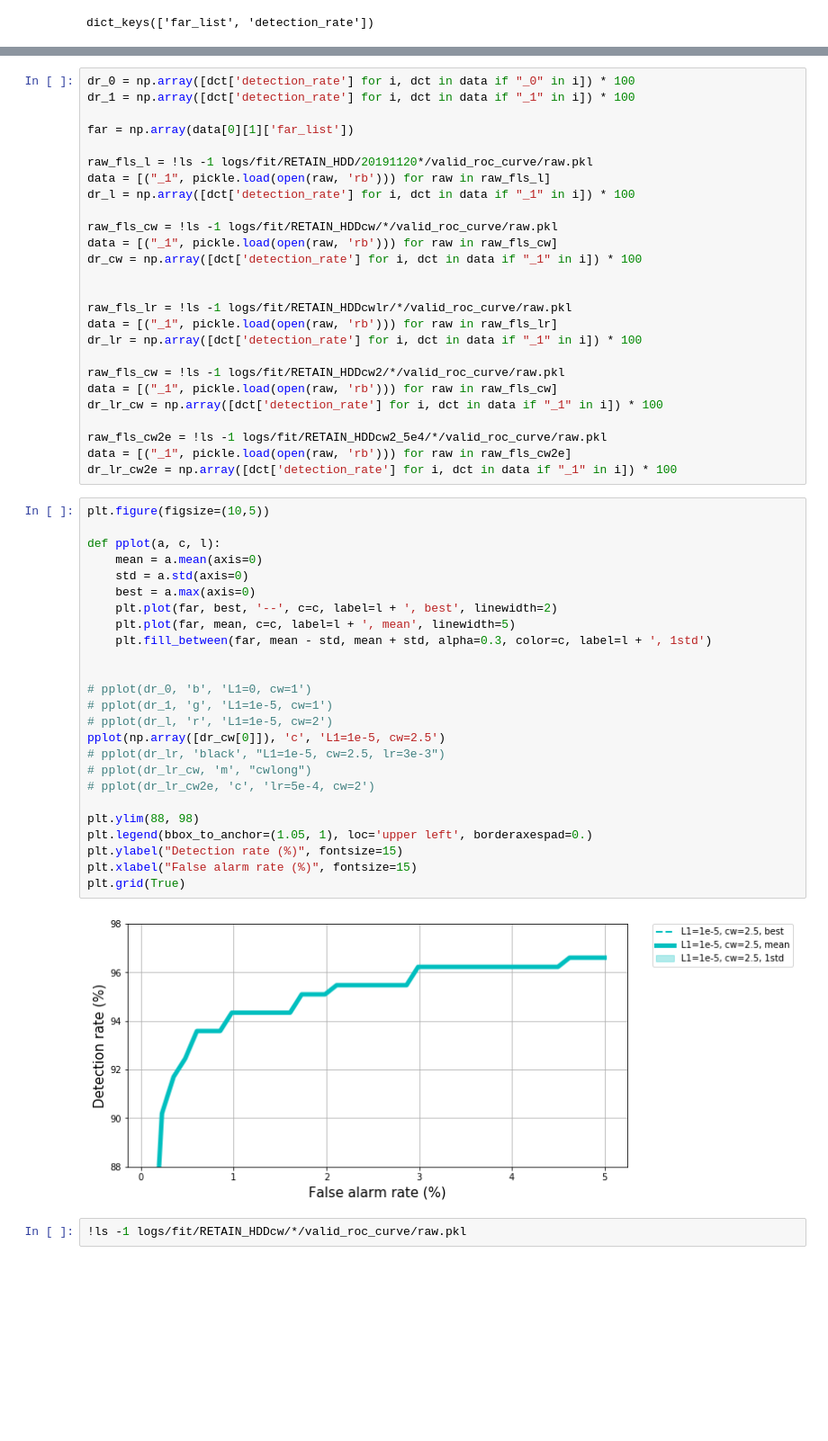
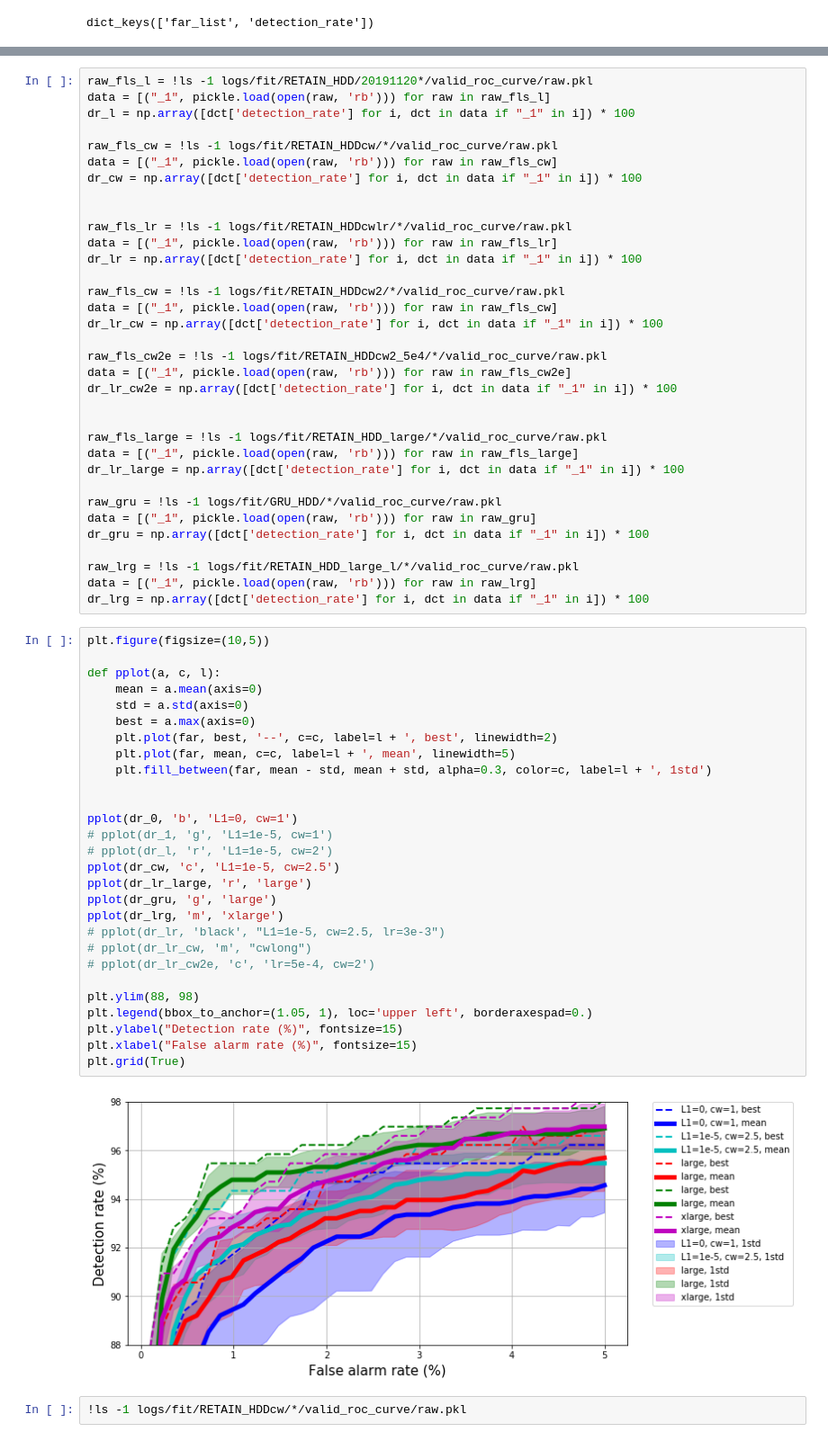
Before and after one commit to artsiom-svm/interpretable_prediction_hdd, a Jupyter notebook: hal_short_analysis.ipynb, the cells around one changed output, grey strips where cells are left out. Shown at 90% size. Saved outputs shown, nothing was run; the diff lists cells and outputs as text; blank space fills up the shorter version.

```diff
--- a/hal_short_analysis.ipynb
+++ b/hal_short_analysis.ipynb
@@ -36,9 +41,4 @@ dict_keys(['far_list', 'detection_rate'])
 # %%
-dr_0 = np.array([dct['detection_rate'] for i, dct in data if "_0" in i]) * 100
-dr_1 = np.array([dct['detection_rate'] for i, dct in data if "_1" in i]) * 100
-
-far = np.array(data[0][1]['far_list'])
-
 raw_fls_l = !ls -1 logs/fit/RETAIN_HDD/20191120*/valid_roc_curve/raw.pkl
 data = [("_1", pickle.load(open(raw, 'rb'))) for raw in raw_fls_l]
 dr_l = np.array([dct['detection_rate'] for i, dct in data if "_1" in i]) * 100
@@ -59,33 +59,49 @@ dr_lr_cw = np.array([dct['detection_rate'] for i, dct in data if "_1" in i]) * 1
 raw_fls_cw2e = !ls -1 logs/fit/RETAIN_HDDcw2_5e4/*/valid_roc_curve/raw.pkl
 data = [("_1", pickle.load(open(raw, 'rb'))) for raw in raw_fls_cw2e]
 dr_lr_cw2e = np.array([dct['detection_rate'] for i, dct in data if "_1" in i]) * 100
+
+
+raw_fls_large = !ls -1 logs/fit/RETAIN_HDD_large/*/valid_roc_curve/raw.pkl
+data = [("_1", pickle.load(open(raw, 'rb'))) for raw in raw_fls_large]
+dr_lr_large = np.array([dct['detection_rate'] for i, dct in data if "_1" in i]) * 100
+
+raw_gru = !ls -1 logs/fit/GRU_HDD/*/valid_roc_curve/raw.pkl
+data = [("_1", pickle.load(open(raw, 'rb'))) for raw in raw_gru]
+dr_gru = np.array([dct['detection_rate'] for i, dct in data if "_1" in i]) * 100
+
+raw_lrg = !ls -1 logs/fit/RETAIN_HDD_large_l/*/valid_roc_curve/raw.pkl
+data = [("_1", pickle.load(open(raw, 'rb'))) for raw in raw_lrg]
+dr_lrg = np.array([dct['detection_rate'] for i, dct in data if "_1" in i]) * 100
 # %%
 plt.figure(figsize=(10,5))
 
 def pplot(a, c, l):
     mean = a.mean(axis=0)
     std = a.std(axis=0)
     best = a.max(axis=0)
     plt.plot(far, best, '--', c=c, label=l + ', best', linewidth=2)
     plt.plot(far, mean, c=c, label=l + ', mean', linewidth=5)
     plt.fill_between(far, mean - std, mean + std, alpha=0.3, color=c, label=l + ', 1std')
 
 
-# pplot(dr_0, 'b', 'L1=0, cw=1')
+pplot(dr_0, 'b', 'L1=0, cw=1')
 # pplot(dr_1, 'g', 'L1=1e-5, cw=1')
 # pplot(dr_l, 'r', 'L1=1e-5, cw=2')
-pplot(np.array([dr_cw[0]]), 'c', 'L1=1e-5, cw=2.5')
+pplot(dr_cw, 'c', 'L1=1e-5, cw=2.5')
+pplot(dr_lr_large, 'r', 'large')
+pplot(dr_gru, 'g', 'large')
+pplot(dr_lrg, 'm', 'xlarge')
 # pplot(dr_lr, 'black', "L1=1e-5, cw=2.5, lr=3e-3")
 # pplot(dr_lr_cw, 'm', "cwlong")
 # pplot(dr_lr_cw2e, 'c', 'lr=5e-4, cw=2')
 
 plt.ylim(88, 98)
 plt.legend(bbox_to_anchor=(1.05, 1), loc='upper left', borderaxespad=0.)
 plt.ylabel("Detection rate (%)", fontsize=15)
 plt.xlabel("False alarm rate (%)", fontsize=15)
 plt.grid(True)
 # %% [output]
-[figure, old version]
+[figure, new version]
 # %%
 !ls -1 logs/fit/RETAIN_HDDcw/*/valid_roc_curve/raw.pkl
 # %% [output]
```
Also changed, not shown: parts of 4 cells of this notebook.
